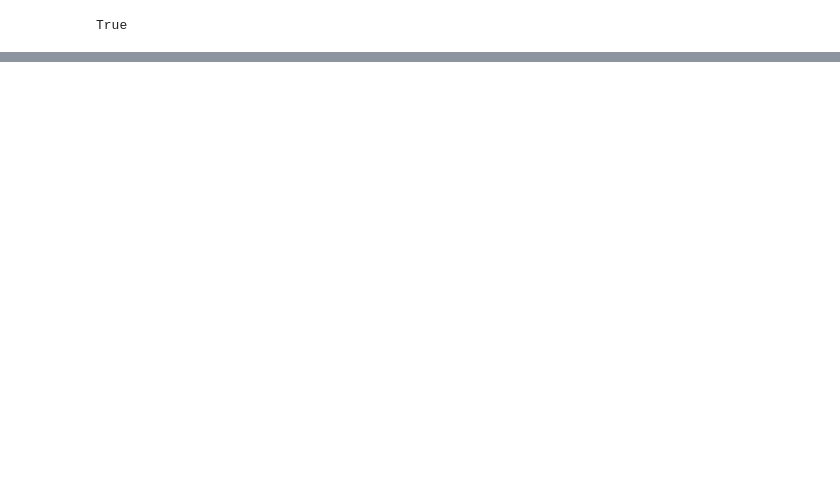
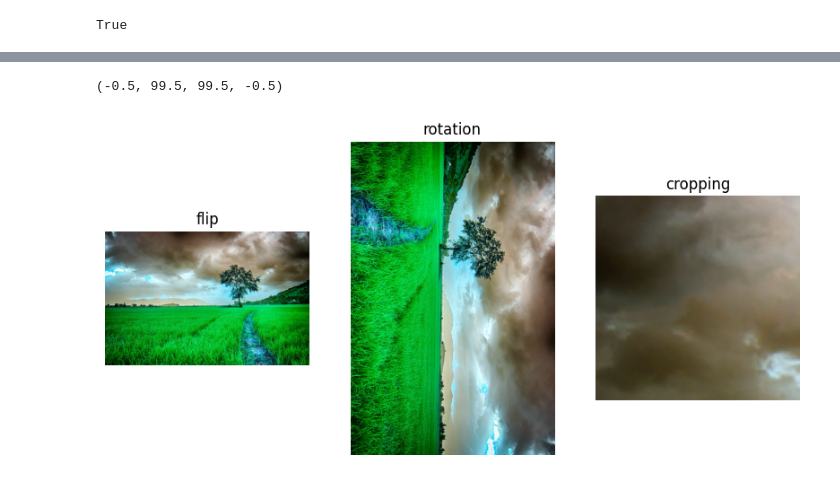
Before and after one commit to Hassan-essoufi/competitive-programming-journey, a Jupyter notebook: Opencv/tutorial.ipynb, the cells around one changed output, grey strips where cells are left out. Saved outputs shown, nothing was run; the diff lists cells and outputs as text; code cells hidden in the pictures; blank space fills up the shorter version.

```diff
--- a/Opencv/tutorial.ipynb
+++ b/Opencv/tutorial.ipynb
@@ -51,0 +143,35 @@ cv2.destroyAllWindows()
+# %%
+# Flipping, Rotation and Cropping
+image =cv2.imread('assets/image1.png')
+
+# Flipping
+flipped = cv2.flip(image, 1) # horizontal flip for other 0 or -1
+
+# Rotation
+rotated = cv2.rotate(image, cv2.ROTATE_90_CLOCKWISE)
+
+# Cropping
+x_start, y_tart = 30, 40
+x_end, y_end = 130, 140
+
+cropped = image[y_tart:y_end, x_start:x_end]
+
+plt.figure(figsize=(10, 8))
+
+plt.subplot(1,3,1)
+plt.imshow(flipped)
+plt.title('flip')
+plt.axis('off')
+
+plt.subplot(1,3,2)
+plt.imshow(rotated)
+plt.title('rotation')
+plt.axis('off')
+
+plt.subplot(1,3,3)
+plt.imshow(cropped)
+plt.title('cropping')
+plt.axis('off')
+# %% [output]
+(-0.5, 99.5, 99.5, -0.5)
+[figure, added]
```
Also changed, not shown: parts of 5 cells of this notebook.
